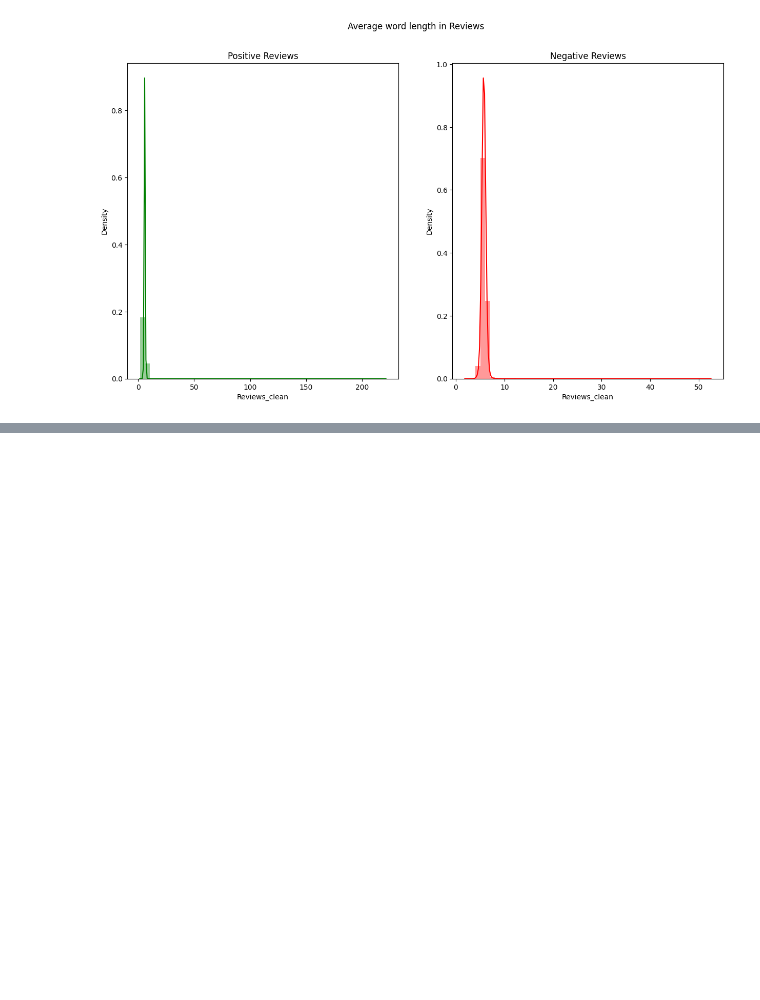
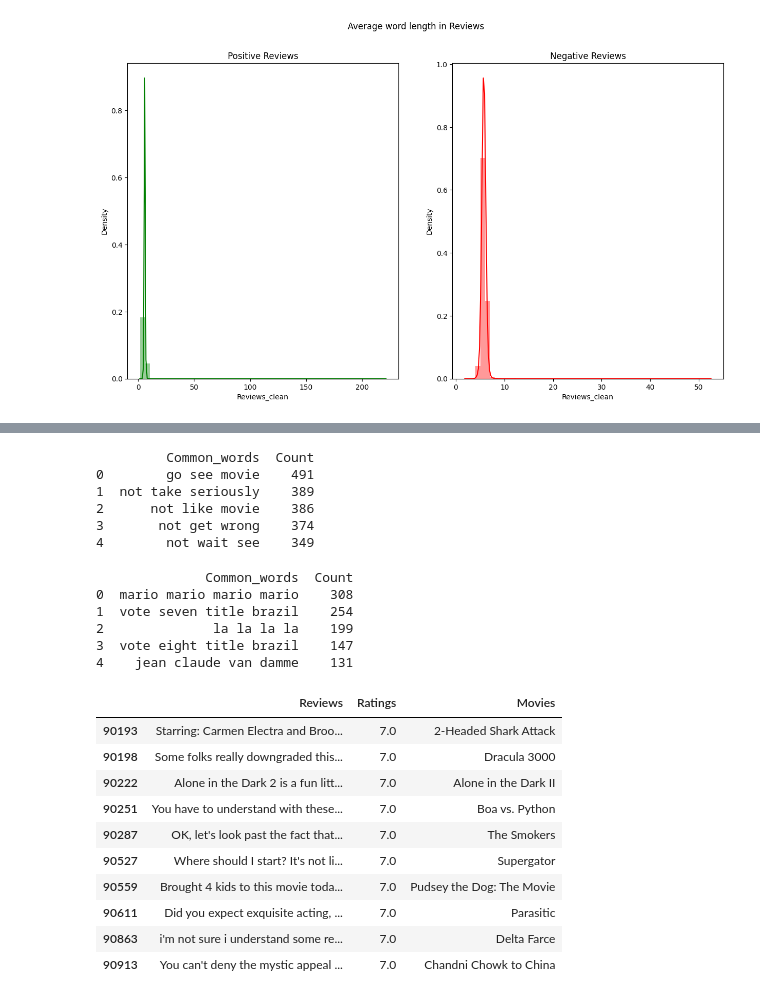
Before and after one commit to SpicyTalha/EmoScan, a Jupyter notebook: notebooks/p1_data_preprocessing.ipynb, the cells around one changed output, grey strips where cells are left out. Drawn from its saved outputs; the diff is of its cells as text; code cells hidden in the pictures; blank space fills up the shorter version.

```diff
--- a/notebooks/p1_data_preprocessing.ipynb
+++ b/notebooks/p1_data_preprocessing.ipynb
@@ -215,0 +288,77 @@ Text(0.5, 0.98, 'Average word length in Reviews')
+# %%
+most_common_uni = get_top_text_ngrams(df.Reviews_clean[df['Ratings'] >= 7], 20, 3)
+
+if most_common_uni:
+    most_common_uni = dict(most_common_uni)
+    temp = pd.DataFrame(columns=["Common_words", "Count"])
+    temp["Common_words"] = list(most_common_uni.keys())
+    temp["Count"] = list(most_common_uni.values())
+
+    print(temp.head())
+    fig = px.bar(
+        temp,
+        x="Count",
+        y="Common_words",
+        title="Common Trigrams in Positive Reviews",
+        orientation="h",
+        width=700,
+        height=700,
+        color="Common_words",
+    )
+    pio.renderers.default = "svg"
+    fig.show()
+else:
+    print("No Trigrams returned from get_top_text_ngrams.")
+# %% [output]
+         Common_words  Count
+0        go see movie    491
+1  not take seriously    389
+2      not like movie    386
+3       not get wrong    374
+4        not wait see    349
+# %%
+most_common_uni = get_top_text_ngrams(df.Reviews_clean[df['Ratings'] >= 7], 20, 4)
+
+if most_common_uni:
+    most_common_uni = dict(most_common_uni)
+    temp = pd.DataFrame(columns=["Common_words", "Count"])
+    temp["Common_words"] = list(most_common_uni.keys())
+    temp["Count"] = list(most_common_uni.values())
+
+    print(temp.head())
+    fig = px.bar(
+        temp,
+        x="Count",
+        y="Common_words",
+        title="Common 4-grams in Positive Reviews",
+        orientation="h",
+        width=700,
+        height=700,
+        color="Common_words",
+    )
+    pio.renderers.default = "svg"
+    fig.show()
+else:
+    print("No 4-grams returned from get_top_text_ngrams.")
+# %% [output]
+              Common_words  Count
+0  mario mario mario mario    308
+1  vote seven title brazil    254
+2              la la la la    199
+3  vote eight title brazil    147
+4    jean claude van damme    131
+# %%
+pd.options.display.max_colwidth = 1000
+df[["Reviews","Ratings","Movies"]][(df['Ratings']>=7)&(df['Reviews'].str.contains("not like| not want| not big fan"))].head(10)
+# %% [output]
+|  | Reviews | Ratings | Movies |
+| 90193 | Starring: Carmen Electra and Broo... | 7.0 | 2-Headed Shark Attack |
+| 90198 | Some folks really downgraded this... | 7.0 | Dracula 3000 |
+| 90222 | Alone in the Dark 2 is a fun litt... | 7.0 | Alone in the Dark II |
+| 90251 | You have to understand with these... | 7.0 | Boa vs. Python |
+| 90287 | OK, let's look past the fact that... | 7.0 | The Smokers |
+| 90527 | Where should I start? It's not li... | 7.0 | Supergator |
+| 90559 | Brought 4 kids to this movie toda... | 7.0 | Pudsey the Dog: The Movie |
+| 90611 | Did you expect exquisite acting, ... | 7.0 | Parasitic |
+| 90863 | i'm not sure i understand some re... | 7.0 | Delta Farce |
+| 90913 | You can't deny the mystic appeal ... | 7.0 | Chandni Chowk to China |
```
Also changed, not shown: parts of 14 cells of this notebook, 1 other file.
